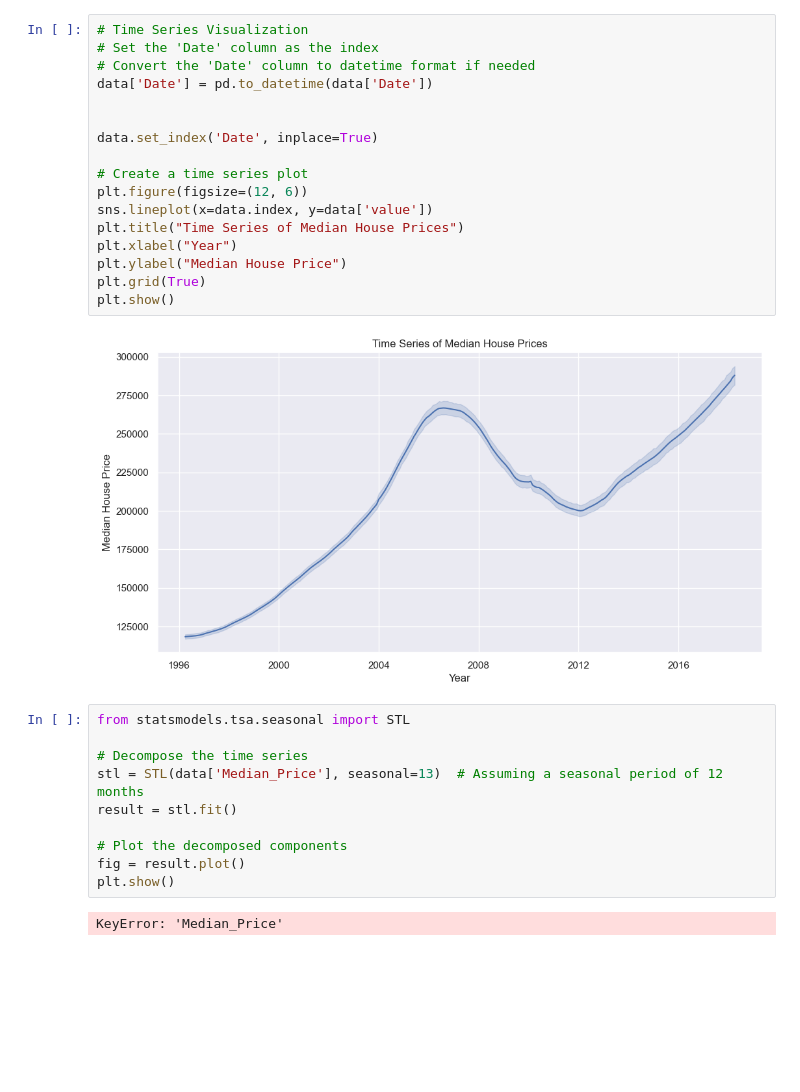
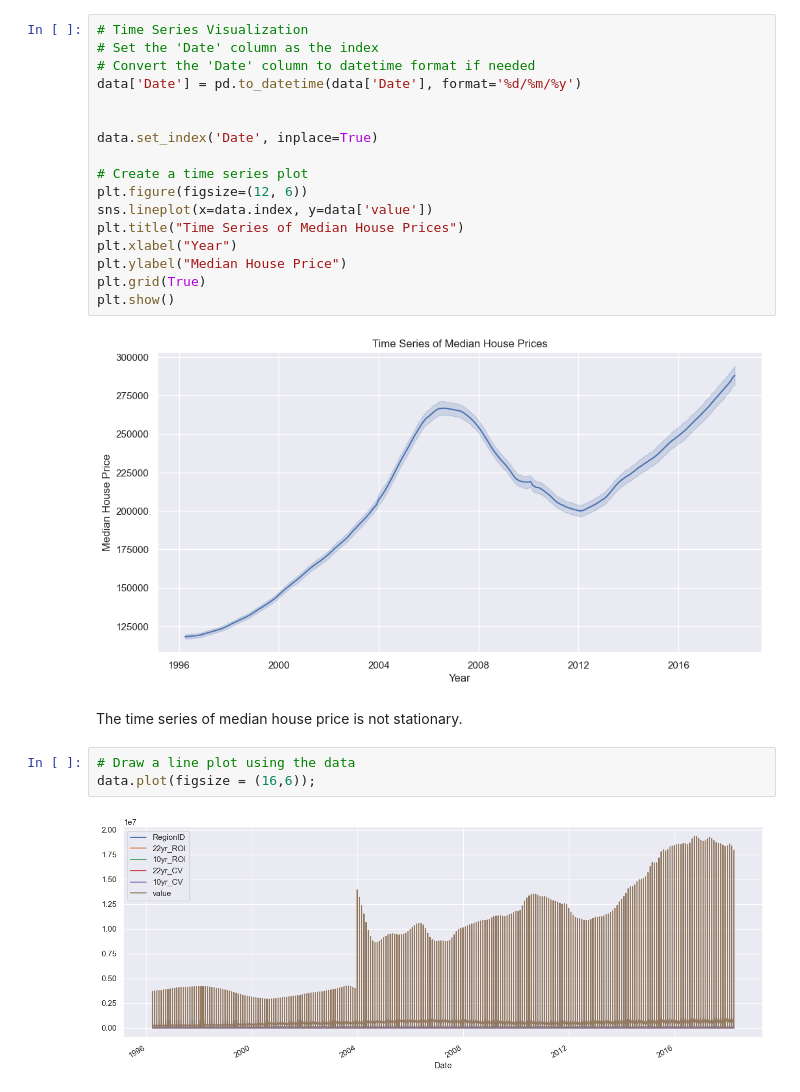
Before and after one commit to Brenda-Mutai/dsc-Time-Series, a Jupyter notebook: student.notebook.ipynb, the cells around one changed output. Cells and saved outputs as stored; diff of their text form; blank space fills up the shorter version.

Commit message:
visualization

```diff
--- a/student.notebook.ipynb
+++ b/student.notebook.ipynb
@@ -397,7 +382,7 @@ TypeError: Only valid with DatetimeIndex, TimedeltaIndex or PeriodIndex, but got
 # Time Series Visualization
 # Set the 'Date' column as the index
 # Convert the 'Date' column to datetime format if needed
-data['Date'] = pd.to_datetime(data['Date'])
+data['Date'] = pd.to_datetime(data['Date'], format='%d/%m/%y')
 
 
 data.set_index('Date', inplace=True)
@@ -412,15 +397,10 @@ plt.grid(True)
 plt.show()
 # %% [output]
 [figure]
-# %%
-from statsmodels.tsa.seasonal import STL
-
-# Decompose the time series
-stl = STL(data['Median_Price'], seasonal=13)  # Assuming a seasonal period of 12 months
-result = stl.fit()
-
-# Plot the decomposed components
-fig = result.plot()
-plt.show()
-# %% [output]
-KeyError: 'Median_Price'
+# %% [markdown]
+The time series of median house price is not stationary.
+# %%
+# Draw a line plot using the data
+data.plot(figsize = (16,6));
+# %% [output]
+[figure, added]
```
Also changed, not shown: parts of 2 cells of this notebook.
